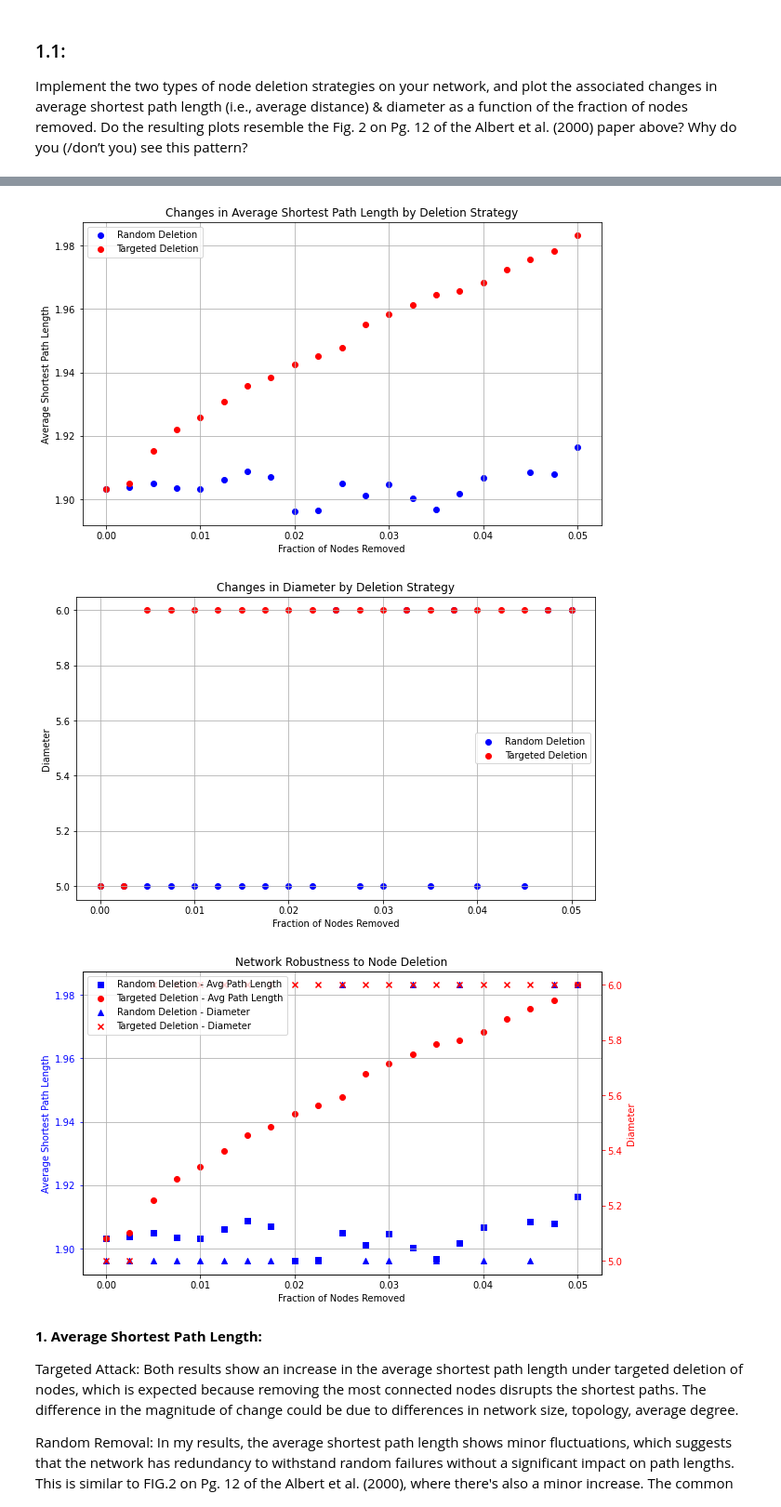
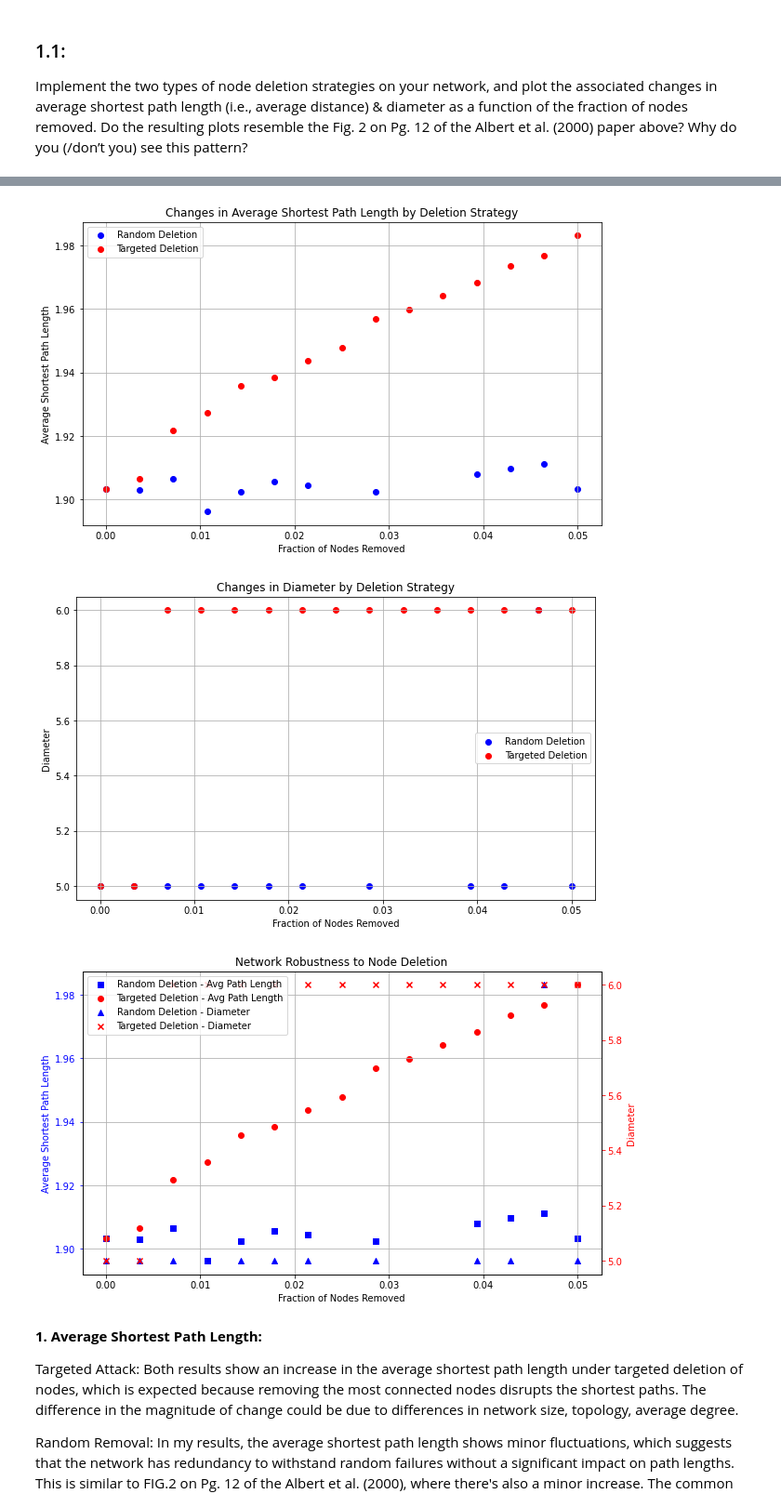
Before and after one commit to kevinlin0638/mini-project, a Jupyter notebook: mini_project_network_analysis.ipynb, the cells around one changed output, grey strips where cells are left out. Shown: that part at 93% size. Cells and saved outputs as stored; diff of their text form; code cells hidden in the pictures.

```diff
--- a/mini_project_network_analysis.ipynb
+++ b/mini_project_network_analysis.ipynb
@@ -106,7 +104,7 @@ import networkx as nx
 import random
 
 # Initialize lists to store results for plotting
-fractions = np.linspace(0, 0.05, 21)
+fractions = np.linspace(0, 0.05, 15)
 random_avg_path_lengths = []
 random_diameters = []
 targeted_avg_path_lengths = []
@@ -115,7 +113,7 @@ targeted_diameters = []
 # Define the random_node_deletion function
 def random_node_deletion(network, fraction):
     num_nodes_to_remove = int(network.number_of_nodes() * fraction)
-    nodes_to_remove = random.sample(network.nodes(), num_nodes_to_remove)
+    nodes_to_remove = random.sample(list(network.nodes()), num_nodes_to_remove)
     network_copy = network.copy()
     network_copy.remove_nodes_from(nodes_to_remove)
     return network_copy
@@ -207,6 +203,6 @@ since Python 3.9 and will be removed in a subsequent version.
-[figure, old version]
+[figure, new version]
-[figure, old version]
+[figure, new version]
-[figure, old version]
+[figure, new version]
 # %% [markdown]
 **1. Average Shortest Path Length:**
 
```
Also changed, not shown: parts of 14 cells of this notebook, 2 other files.
